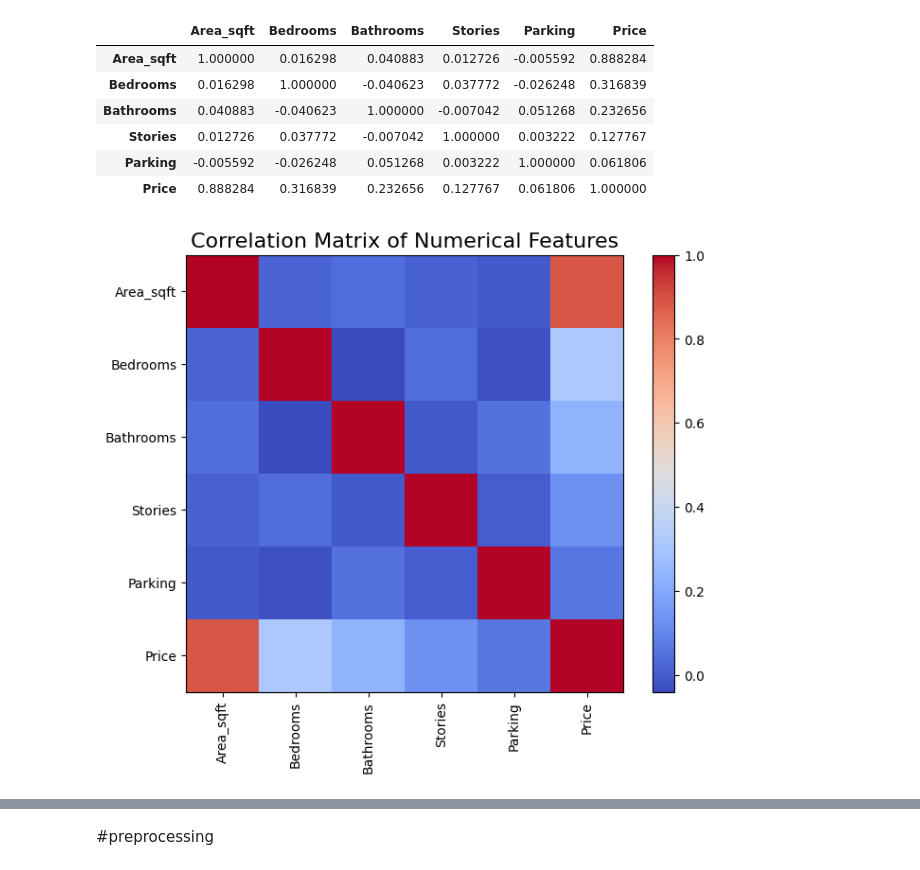
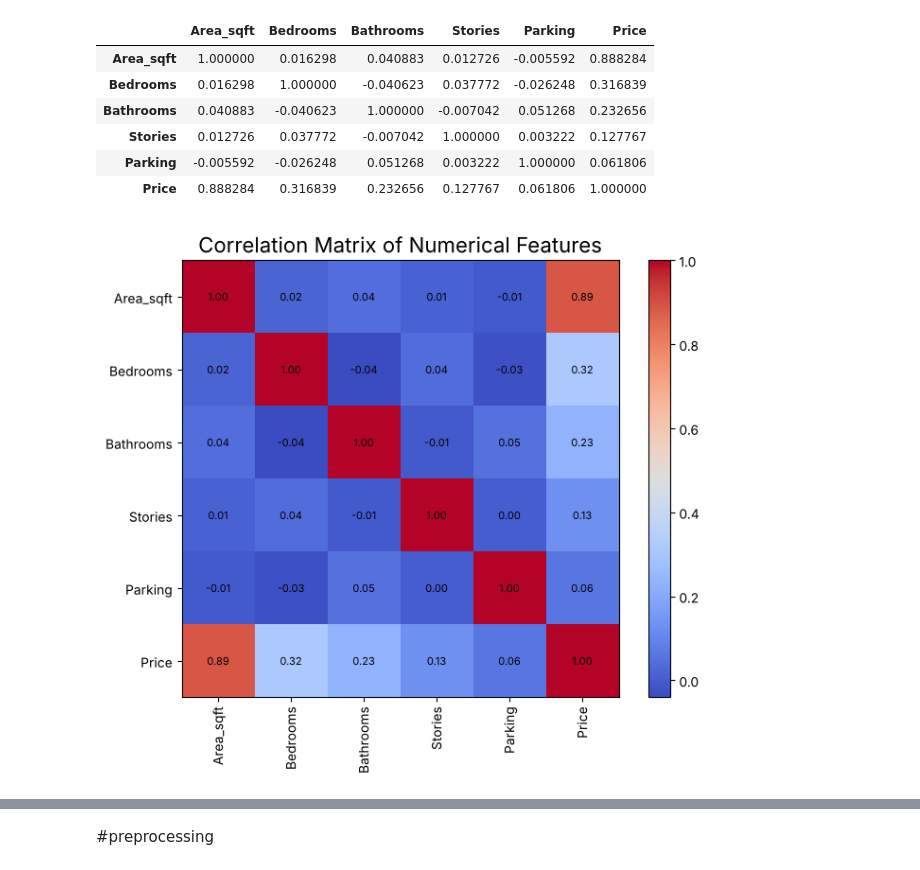
Before and after one commit to hemanthreddy2105/House-Price-Prediction-ML, a Jupyter notebook: House_pricing_analysis.ipynb, the cells around one changed output, grey strips where cells are left out. Cells and saved outputs as stored; diff of their text form; code cells hidden in the pictures.

```diff
--- a/House_pricing_analysis.ipynb
+++ b/House_pricing_analysis.ipynb
@@ -235,15 +236,20 @@ correlation
 # %%
 plt.figure(figsize=(8,6))
 plt.imshow(correlation, cmap="coolwarm", interpolation="nearest")
 plt.colorbar()
 
 plt.xticks(range(len(correlation.columns)), correlation.columns, rotation=90)
 plt.yticks(range(len(correlation.columns)), correlation.columns)
 
+for i in range(len(correlation)):
+    for j in range(len(correlation)):
+        plt.text(j, i, f"{correlation.iloc[i, j]:.2f}", ha="center", va="center", fontsize=8)
+
 plt.title("Correlation Matrix of Numerical Features",fontsize=16)
+plt.savefig("images/correlation_heatmap.png", dpi=130, bbox_inches="tight")
 plt.show()
 # %% [output]
-[figure, old version]
+[figure, new version]
 # %%
 df["FurnishingStatus"].value_counts().plot(kind="bar")
 plt.title("Distribution of Houses by Furnishing Status",fontsize=15)
```
Also changed, not shown: parts of 45 cells of this notebook, 13 other files.
